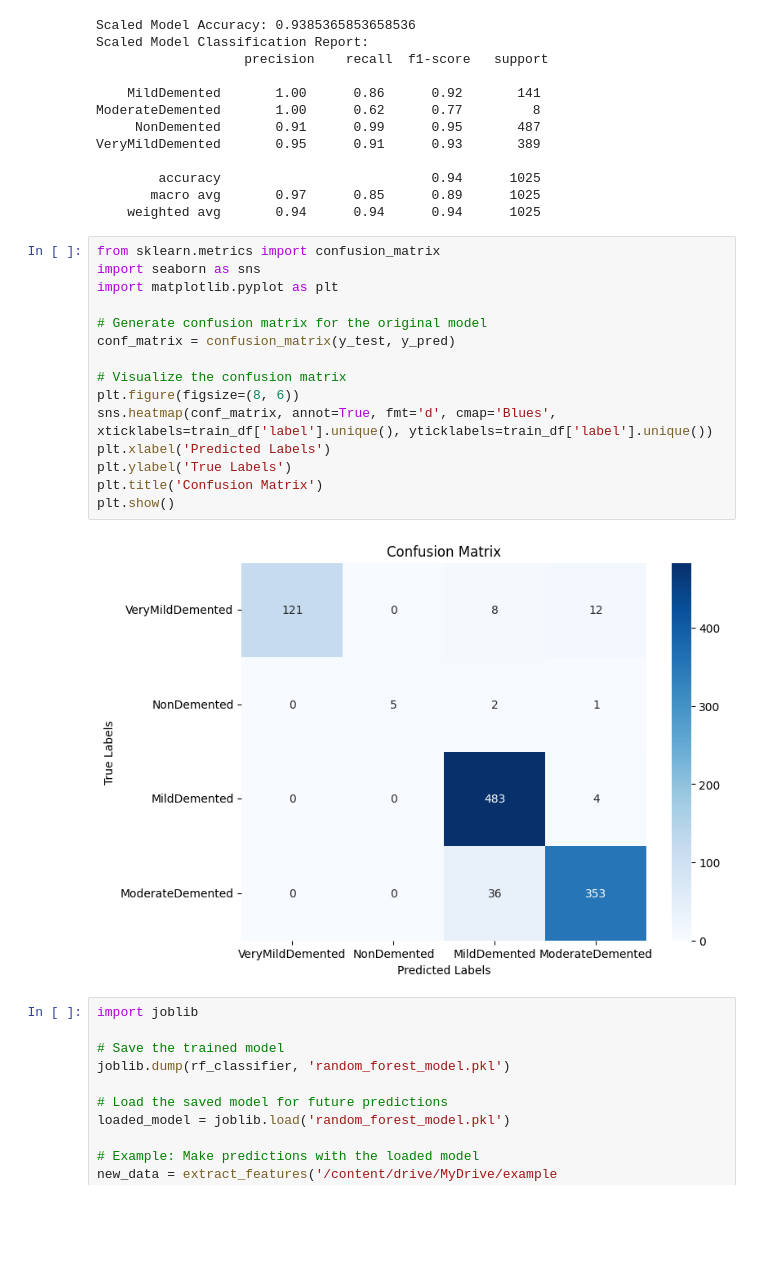
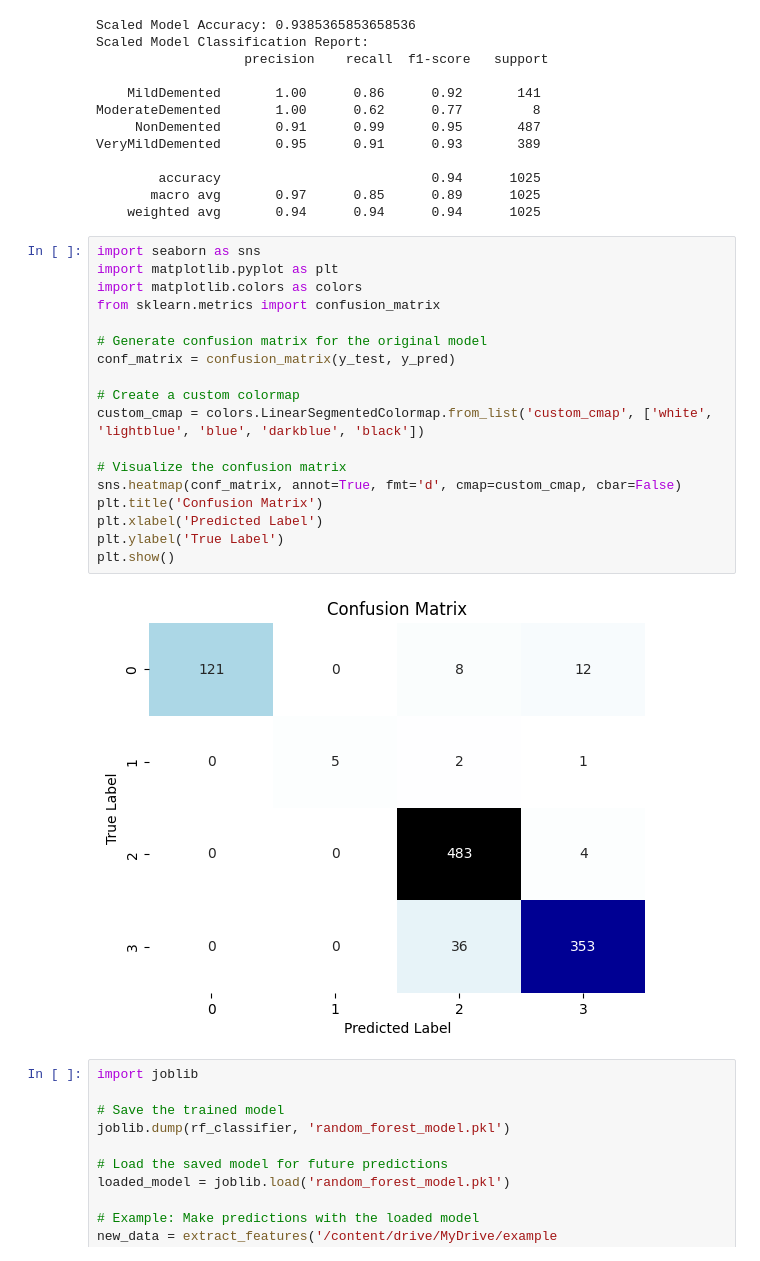
Before and after one commit to sarahayek98/Alzheimer-detection-using-3-machine-learning-algorithms-, a Jupyter notebook: Random_Forest.ipynb, the cells around one changed output. Cells and saved outputs as stored; diff of their text form; blank space fills up the shorter version.

```diff
--- a/Random_Forest.ipynb
+++ b/Random_Forest.ipynb
@@ -178,22 +178,25 @@ VeryMildDemented       0.95      0.91      0.93       389
        macro avg       0.97      0.85      0.89      1025
     weighted avg       0.94      0.94      0.94      1025
 # %%
-from sklearn.metrics import confusion_matrix
 import seaborn as sns
 import matplotlib.pyplot as plt
+import matplotlib.colors as colors
+from sklearn.metrics import confusion_matrix
 
 # Generate confusion matrix for the original model
 conf_matrix = confusion_matrix(y_test, y_pred)
 
+# Create a custom colormap
+custom_cmap = colors.LinearSegmentedColormap.from_list('custom_cmap', ['white', 'lightblue', 'blue', 'darkblue', 'black'])
+
 # Visualize the confusion matrix
-plt.figure(figsize=(8, 6))
-sns.heatmap(conf_matrix, annot=True, fmt='d', cmap='Blues', xticklabels=train_df['label'].unique(), yticklabels=train_df['label'].unique())
-plt.xlabel('Predicted Labels')
-plt.ylabel('True Labels')
+sns.heatmap(conf_matrix, annot=True, fmt='d', cmap=custom_cmap, cbar=False)
 plt.title('Confusion Matrix')
+plt.xlabel('Predicted Label')
+plt.ylabel('True Label')
 plt.show()
 # %% [output]
-[figure, old version]
+[figure, new version]
 # %%
 import joblib
 
```
